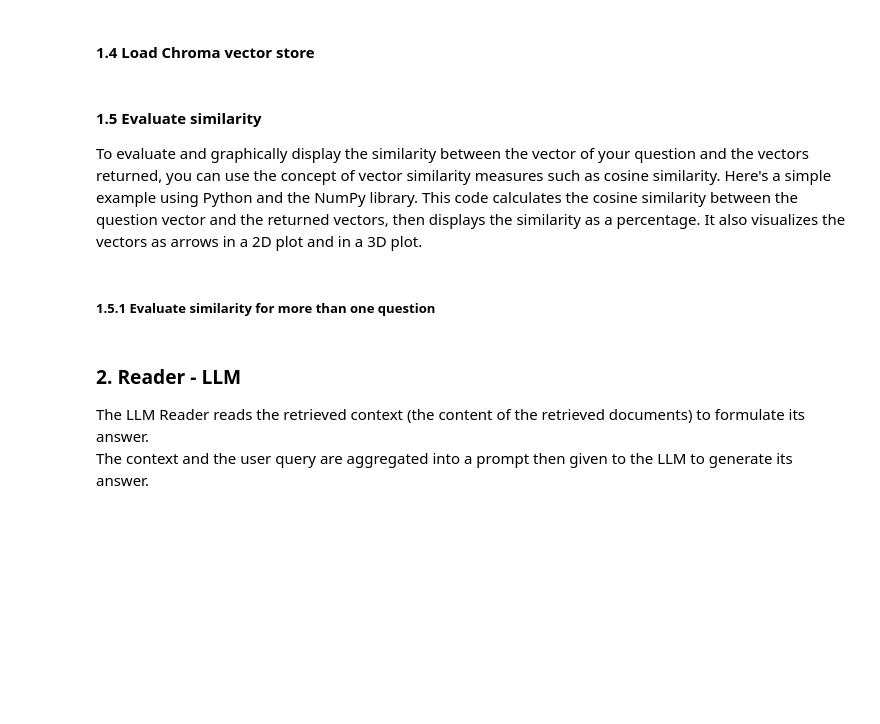
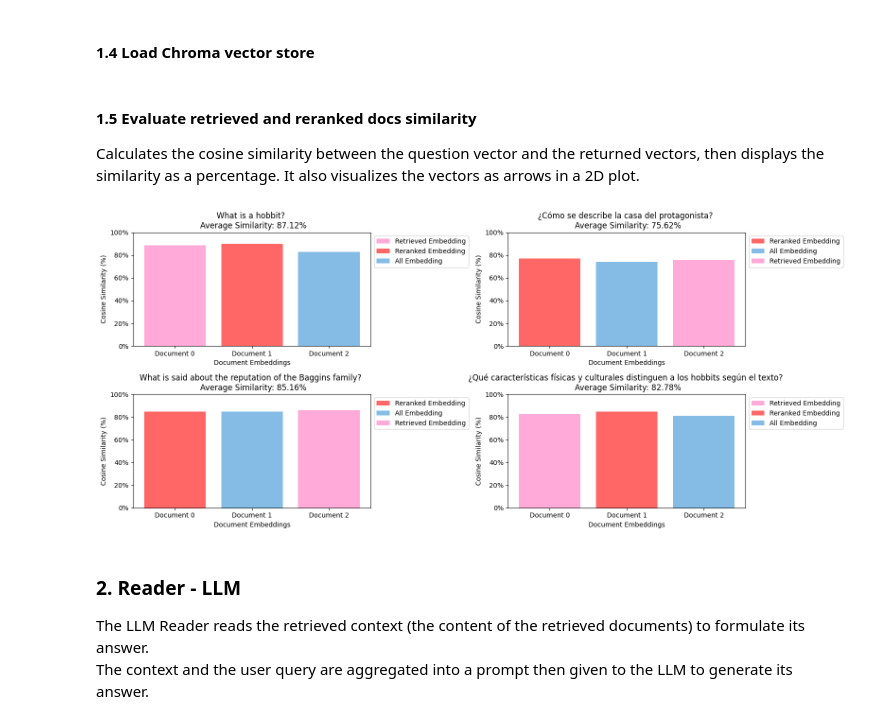
Before and after one commit to cynthiagarciagonzalez/Chatbot, a Jupyter notebook: Chatbot-1.0.0.ipynb, the cells around one changed output. Cells and saved outputs as stored; diff of their text form; code cells hidden in the pictures; blank space fills up the shorter version.

```diff
--- a/Chatbot-1.0.0.ipynb
+++ b/Chatbot-1.0.0.ipynb
@@ -111,60 +111,75 @@ from langchain.vectorstores import Chroma
 
 KNOWLEDGE_VECTOR_DATABASE = Chroma(persist_directory="./chromaultrashorthobbit", embedding_function=embedding_model)
 # %% [markdown]
-#### 1.5 Evaluate similarity
-To evaluate and graphically display the similarity between the vector of your question and the vectors returned, you can use the concept of vector similarity measures such as cosine similarity. Here's a simple example using Python and the NumPy library. This code calculates the cosine similarity between the question vector and the returned vectors, then displays the similarity as a percentage. It also visualizes the vectors as arrows in a 2D plot and in a 3D plot.
+#### 1.5 Evaluate retrieved and reranked docs similarity
+Calculates the cosine similarity between the question vector and the returned vectors, then displays the similarity as a percentage. It also visualizes the vectors as arrows in a 2D plot.
-# %% [markdown]
-##### 1.5.1 Evaluate similarity **for more than one question**
 # %%
-import numpy as np
+from ragatouille import RAGPretrainedModel
 import torch
 import matplotlib.pyplot as plt
 import matplotlib.ticker as ticker
 
+# Questions
 user_queries = ["What is a hobbit?", "¿Cómo se describe la casa del protagonista?", "What is said about the reputation of the Baggins family?", "¿Qué características físicas y culturales distinguen a los hobbits según el texto?"]
-queries_vectors = [embedding_model.embed_query(user_query) for user_query in user_queries]
+user_vectors = [embedding_model.embed_query(user_query) for user_query in user_queries]
 
-chroma_return = KNOWLEDGE_VECTOR_DATABASE.get(include=['embeddings'])
-chroma_embeds = chroma_return['embeddings']
+# Chroma documents
+chroma_documents = KNOWLEDGE_VECTOR_DATABASE.get(include=['embeddings'])
+chroma_vectors = chroma_documents['embeddings']
 
+# Reranker
+RERANKER = RAGPretrainedModel.from_pretrained("colbert-ir/colbertv2.0")
+
+# Cosine similarity
 cos = torch.nn.CosineSimilarity(dim=-1, eps=1e-6)
-fig, axs = plt.subplots(2, 2, figsize=(15, 12))
 
+# Plots
+fig, axs = plt.subplots(2, 2)
+fig.set_figheight(7)
+fig.set_figwidth(16)
 for i, user_query in enumerate(user_queries):
+    # Retrived documents
     retrieved_docs = KNOWLEDGE_VECTOR_DATABASE.similarity_search(query=user_query, k=2)
+    retrieved_content = [doc.page_content for doc in retrieved_docs]
+    retrieved_vectors = [embedding_model.embed_query(doc.page_content) for doc in retrieved_docs]
 
-    retrieved_embeddings = [embedding_model.embed_query(doc.page_content) for doc in retrieved_docs]
+    # Reranked documents
+    reranked_docs = RERANKER.rerank(user_query, retrieved_content, k=1)
+    reranked_content = [doc["content"] for doc in reranked_docs]
+    reranked_vectors = [embedding_model.embed_query(doc["content"]) for doc in reranked_docs]
 
-    similarities = []
-    for embedding in chroma_embeds:
-        if embedding not in retrieved_embeddings:
-            output = cos(torch.tensor(queries_vectors[i]), torch.tensor(embedding))
-            similarities.append(output.item())
+    # Cosine similarity
+    cos_similarities = []
+    for embedding in chroma_vectors:
+        similarity = cos(torch.tensor(user_vectors[i]), torch.tensor(embedding))
+        cos_similarities.append(similarity.item()*100)
 
-    retrieved_similarities = []
-    for embedding in retrieved_embeddings:
-        output = cos(torch.tensor(queries_vectors[i]), torch.tensor(embedding))
-        retrieved_similarities.append(output.item())
+    # Calculate mean similarity
+    mean_similarity = sum(cos_similarities) / len(cos_similarities)
 
-    avg_similarity = np.mean(retrieved_similarities)
-
-   # Plot
+    # Create subplot
     ax = plt.subplot(2, 2, i+1)
-
-    ax.bar(range(1, len(retrieved_similarities)+1), [s*100 for s in retrieved_similarities], label="Retrieved Embeddings", color='#ffaad9')
-    ax.bar(range(len(retrieved_similarities)+1, len(chroma_embeds)+1), [s*100 for s in similarities], label="All Embeddings", color='#84bce6')
+    for a, embedding in enumerate(chroma_vectors):
+        if embedding in reranked_vectors:
+            label="Reranked Embedding"
+            color="#FF6666"
+        elif embedding in retrieved_vectors:
+            label="Retrieved Embedding"
+            color="#FFAAD9"
+        else:
+            label="All Embedding"
+            color="#84BCE6"
+        ax.bar(f"Document {a}", cos_similarities[a], label=label, color=color)
     ax.set_xlabel("Document Embeddings")
     ax.set_ylabel("Cosine Similarity (%)")
-    ax.set_title(f"Question: {user_query}\nAverage Similarity = {avg_similarity*100:.2f}%")
-    ax.set_xticks(range(1, len(chroma_embeds)+1))
-    ax.set_xticklabels([f"Document {i}" for i in range(1, len(chroma_embeds)+1)])
-    ax.legend()
-
+    ax.yaxis.set_major_formatter(ticker.FormatStrFormatter('%d%%')) # Percentage format
+    ax.set_title(f"{user_query} \n Average Similarity: {mean_similarity:.2f}%")
+    plt.legend(bbox_to_anchor=(1.00, 1), loc='upper left')
     plt.ylim(0, 100)
-    ax.yaxis.set_major_formatter(ticker.FormatStrFormatter('%d%%'))
-
 plt.tight_layout()
 plt.show()
+# %% [output]
+[figure, added]
 # %% [markdown]
 ### 2. Reader - LLM
 The LLM Reader reads the retrieved context (the content of the retrieved documents) to formulate its answer. <br>
```
Also changed, not shown: parts of 4 cells of this notebook, 2 other files.
